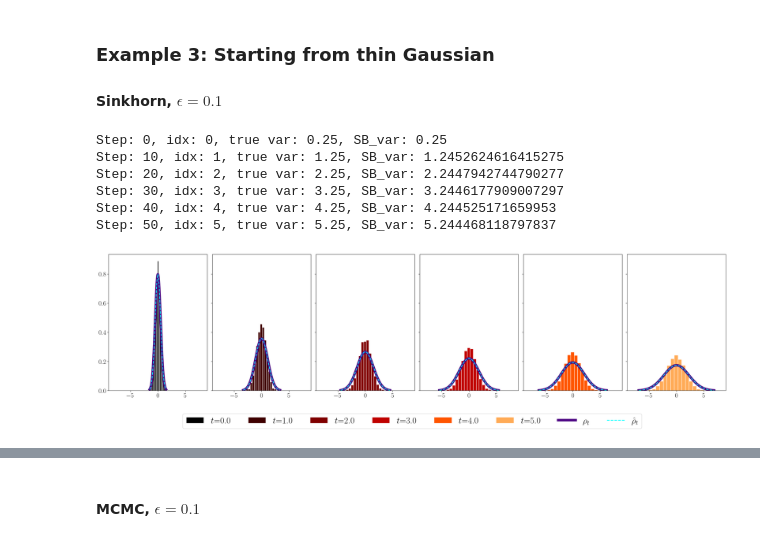
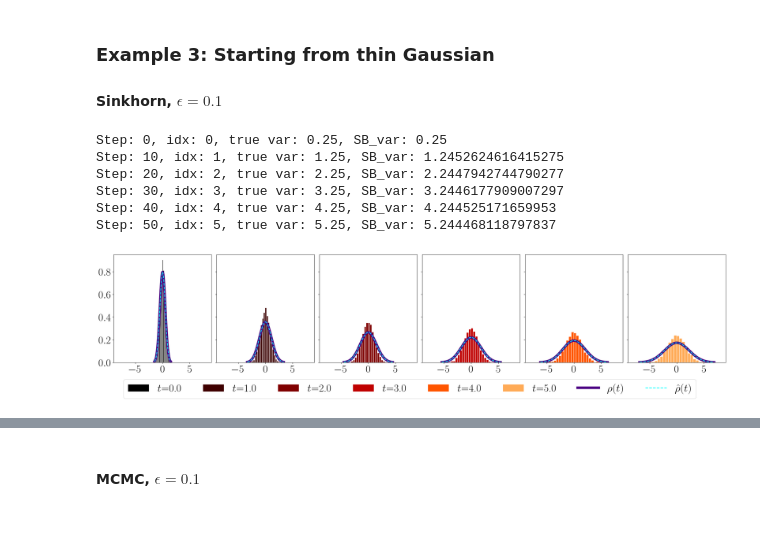
Before and after one commit to medhaaga/SchrodingerBridgeScheme, a Jupyter notebook: SB_scheme_Entropy.ipynb, the cells around one changed output, grey strips where cells are left out. Cells and saved outputs as stored; diff of their text form; code cells hidden in the pictures.

Commit message:
creating notebook plots

```diff
--- a/SB_scheme_Entropy.ipynb
+++ b/SB_scheme_Entropy.ipynb
@@ -294,6 +295,7 @@ plt.show()
 #### Sinkhorn, $\epsilon = 0.1$
 # %%
 mu1, mu2 = -2, 2
+sigma_squared = 1
 X = np.concatenate((np.random.normal(mu1, 1, 500//2), np.random.normal(mu2, 1, 500//2)))
 fig = plt.figure(figsize= (4,3))
 plt.hist(X, density = True, bins=20)
@@ -329,20 +331,20 @@ for i in range(len(plot_steps)):
     xlim = 9
     color = cmap(i/len(plot_steps))
 
-    axs[i].hist(X_SB[plot_steps[i]//10 ,:], color=color, edgecolor='white', bins=15, density=True, label=f'$t$={time}')
+    axs[i].hist(X_SB[plot_steps[i]//10 ,:], color=color, edgecolor='white', bins=20, density=True, label=f'$t$={time}')
 
     true_var = sigma_squared + time
     SB_var = forward_SB_var(sigma_squared, step_size, k=step)
     print(f'Step: {step}, idx: {plot_steps[i]//10}, true var: {true_var}, SB_var: {SB_var}')
     x, pdf_values = draw_gaussian_mix(mu1=mu1, mu2=mu2, std_dev=np.sqrt(true_var))
     if i == len(plot_steps)-1:
-        axs[i].plot(x, pdf_values, label=r'$\rho_t$', color='indigo', linewidth=7)
+        axs[i].plot(x, pdf_values, label=r'$\rho(t)$', color='indigo', linewidth=7)
     else:
         axs[i].plot(x, pdf_values, color='indigo', linewidth=7)
 
     x, pdf_values = draw_gaussian_mix(mu1=mu1, mu2=mu2, std_dev=np.sqrt(SB_var))
     if i == len(plot_steps)-1:
-        axs[i].plot(x, pdf_values, label=r'$\hat \rho_t$', color='aqua', linewidth=2, linestyle='--')
+        axs[i].plot(x, pdf_values, label=r'$\hat \rho(t)$', color='aqua', linewidth=2, linestyle='--')
     else:
         axs[i].plot(x, pdf_values, color='aqua', linewidth=2, linestyle='--')
 
@@ -383,7 +385,7 @@ direction = 'forward'
 total_time = 5
 step_size = 0.1
 max_steps = int(total_time/step_size)
-plot_steps = np.array(np.arange(1, 6)/step_size, dtype=int)
+plot_steps = np.array(np.arange(6)/step_size, dtype=int)
 
 # load SB steps
 dir = f'results/{SB_estimation_method}/{source_dist}/{direction}'
@@ -391,7 +393,7 @@ file_path = os.path.join(dir, f'eps{step_size}_time{total_time}.npy')
 X_SB = np.load(file_path)
 # %%
 cmap = plt.get_cmap("gist_heat")
-fig, axs = plt.subplots(1, 5, figsize=(25,5), sharey=True)
+fig, axs = plt.subplots(1, 6, figsize=(25,5), sharey=True)
 
 for i in range(len(plot_steps)):
     step = plot_steps[i]
@@ -399,7 +401,7 @@ for i in range(len(plot_steps)):
     xlim = 9
     color = cmap(i/len(plot_steps))
 
-    axs[i].hist(X_SB[plot_steps[i]//10 ,:], color=color, edgecolor='white', bins=15, density=True, label=f'$t$={time}')
+    axs[i].hist(X_SB[plot_steps[i]//10 ,:], color=color, edgecolor='white', bins=20, density=True, label=f'$t$={time}')
 
     true_var = sigma_squared + time
     SB_var = forward_SB_var(sigma_squared, step_size, k=step)
@@ -466,44 +469,46 @@ file_path = os.path.join(dir, f'eps{step_size}_time{total_time}.npy')
 X_SB = np.load(file_path)
 # %%
 cmap = plt.get_cmap("gist_heat")
-fig, axs = plt.subplots(1, 6, figsize=(25,6), sharey=True)
+fig, axs = plt.subplots(1, 6, figsize=(25,5), sharey=True)
+
 
 for i in range(len(plot_steps)):
     step = plot_steps[i]
     time = step*step_size
     xlim = 9
     color = cmap(i/len(plot_steps))
 
-    axs[i].hist(X_SB[plot_steps[i]//10,:], color=color, edgecolor='white', bins=15, density=True, label=f'$t$={time}')
+    axs[i].hist(X_SB[plot_steps[i]//10,:], color=color, edgecolor='white', bins=20, density=True, label=f'$t$={time}')
 
     true_var = sigma_squared + time
     SB_var = forward_SB_var(sigma_squared, step_size, k=step)
     print(f'Step: {step}, idx: {plot_steps[i]//10}, true var: {true_var}, SB_var: {SB_var}')
     x, pdf_values = draw_gaussian(mu, std_dev=np.sqrt(true_var))
     if i == len(plot_steps)-1:
-        axs[i].plot(x, pdf_values, label=r'$\rho_t$', color='indigo', linewidth=7)
+        axs[i].plot(x, pdf_values, label=r'$\rho(t)$', color='indigo', linewidth=7)
     else:
         axs[i].plot(x, pdf_values, color='indigo', linewidth=7)
 
     x, pdf_values = draw_gaussian(mu, std_dev=np.sqrt(SB_var))
     if i == len(plot_steps)-1:
-        axs[i].plot(x, pdf_values, label=r'$\hat \rho_t$', color='aqua', linewidth=2, linestyle='--')
+        axs[i].plot(x, pdf_values, label=r'$\hat \rho(t)$', color='aqua', linewidth=2, linestyle='--')
     else:
         axs[i].plot(x, pdf_values, color='aqua', linewidth=2, linestyle='--')
 
 
     axs[i].set_xlim(-xlim, xlim)
-fig.legend(loc='lower center', bbox_to_anchor=(0.5, -0.2), ncol=len(plot_steps)+2, fontsize=25)
+fig.legend(loc='lower center', bbox_to_anchor=(0.5, -0.2), ncol=len(plot_steps)+2)
 plt.tight_layout()
+plt.savefig(os.path.join(dir, f'eps{step_size}_time{time}.png'))
 plt.show()
 # %% [output]
 Step: 0, idx: 0, true var: 0.25, SB_var: 0.25
 Step: 10, idx: 1, true var: 1.25, SB_var: 1.2452624616415275
 Step: 20, idx: 2, true var: 2.25, SB_var: 2.2447942744790277
 Step: 30, idx: 3, true var: 3.25, SB_var: 3.2446177909007297
 Step: 40, idx: 4, true var: 4.25, SB_var: 4.244525171659953
 Step: 50, idx: 5, true var: 5.25, SB_var: 5.244468118797837
-[figure, old version]
+[figure, new version]
 # %%
 num_frames = len(all_steps)
 
```
Also changed, not shown: parts of 14 cells of this notebook, 5 other files.
